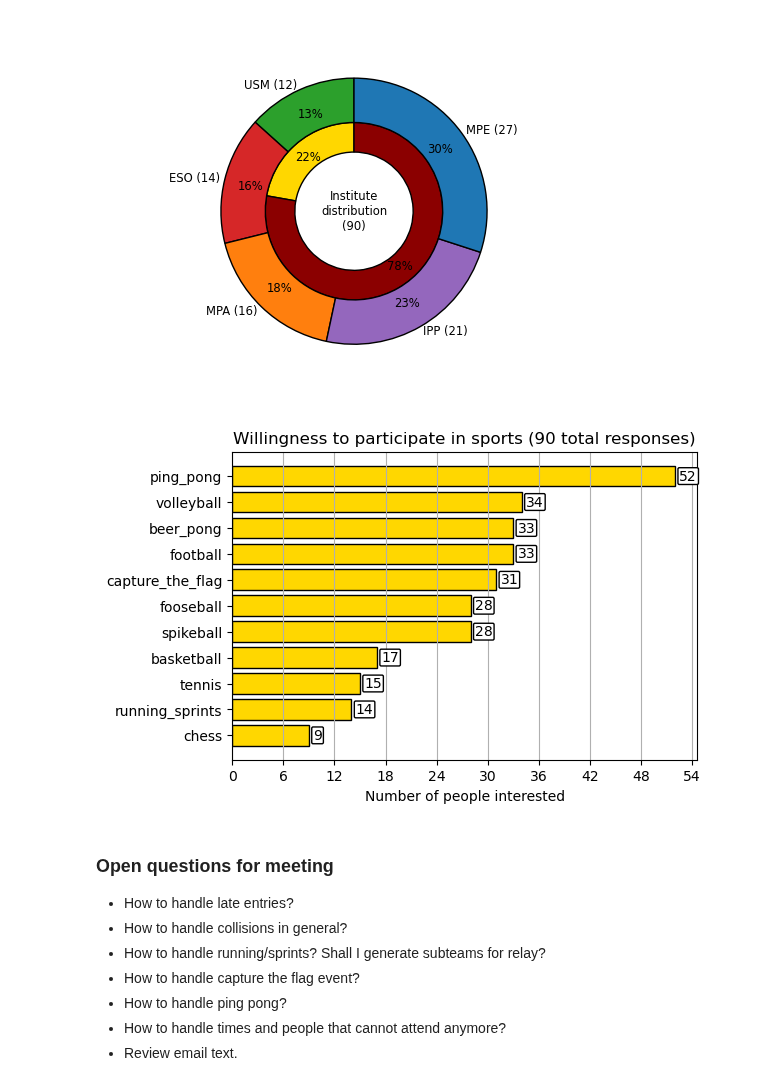
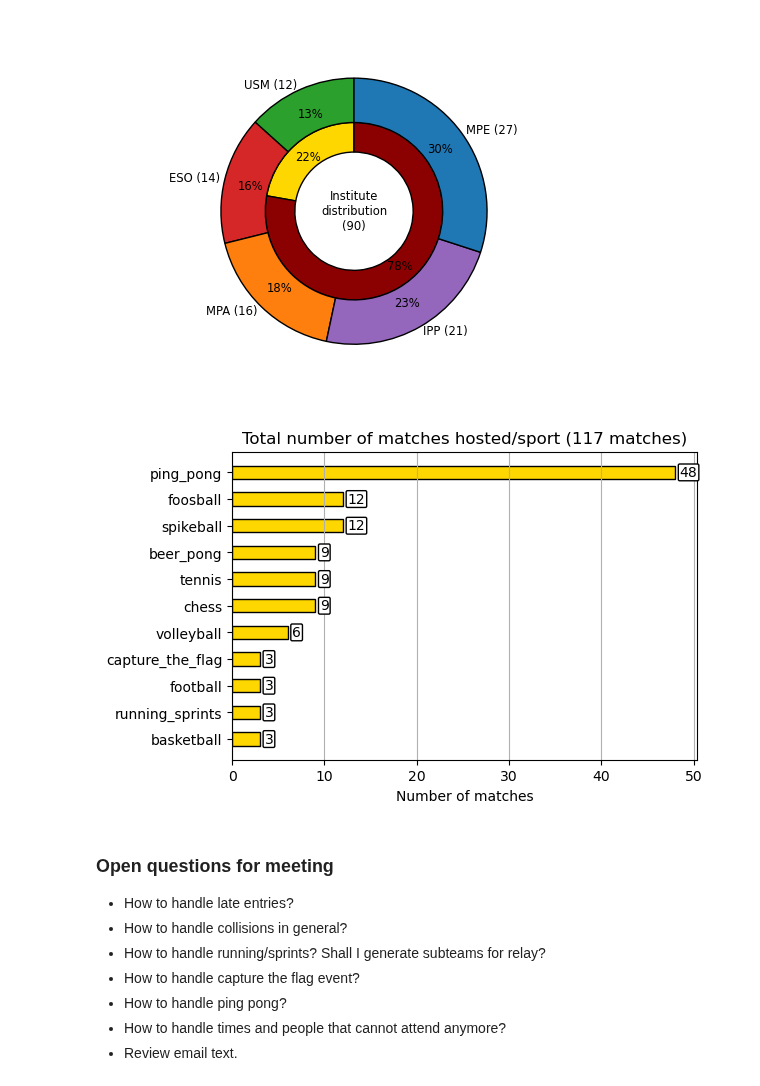
Before and after one commit to FBalzerMPE/imprs_sports_week, a Jupyter notebook: analyze_sportsweek_data.ipynb, the cells around one changed output. Drawn from its saved outputs; the diff is of its cells as text; code cells hidden in the pictures.

```diff
--- a/analyze_sportsweek_data.ipynb
+++ b/analyze_sportsweek_data.ipynb
@@ -87,12 +85,26 @@ teams[0].get_all_players_for_sport("chess")
 hf.create_institute_plot(df)
 # %% [output]
 [figure]
-# %%
-# Overall distribution of sports
-fig, ax = plt.subplots(figsize=(6, 4))
-hf.create_sports_num_plot(df, annotate_numbers=True, sort_bars=True)
-# %% [output]
-[figure, removed]
+# %%
+# Number of matches
+fig, ax = plt.subplots(figsize=(6, 4))
+
+match_totals: dict[str, int] = {flag: np.sum([match.sport == flag for match in hf.ALL_MATCHES]) for flag in hf.SPORTS_LIST}
+match_totals = hf.sort_dict_by_values(match_totals)
+values = list(match_totals.values())
+y_positions = [i for i in range(len(hf.SPORTS_LIST))]
+containers = ax.barh(
+    y_positions, values, color="gold", edgecolor="black", linewidth=1, height=0.5  # type: ignore
+)
+
+plt.yticks(range(len(match_totals)), list(match_totals.keys()))
+ax.set_xlabel("Number of matches")
+ax.set_title(f"Total number of matches hosted/sport ({len(hf.ALL_MATCHES)} matches)")
+# ax.xaxis.set_major_locator(MaxNLocator(integer=True))
+ax.grid(True, axis="x")
+hf.annotate_barh_values(ax, containers, x_displacement=0.5)
+# %% [output]
+[figure, added]
 # %% [markdown]
 ### Open questions for meeting
 
```
Also changed, not shown: parts of 3 cells of this notebook, 5 other files.
